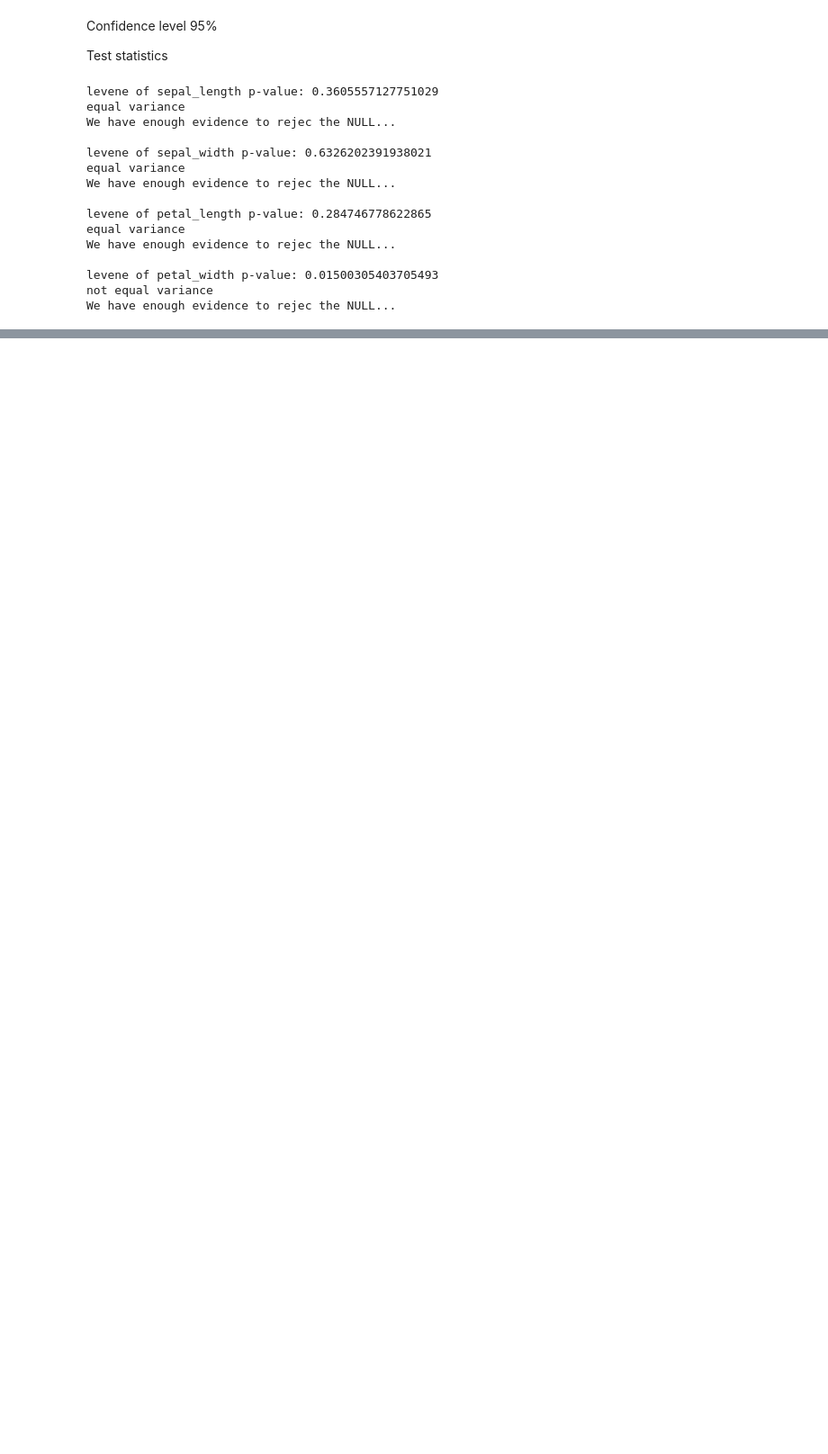
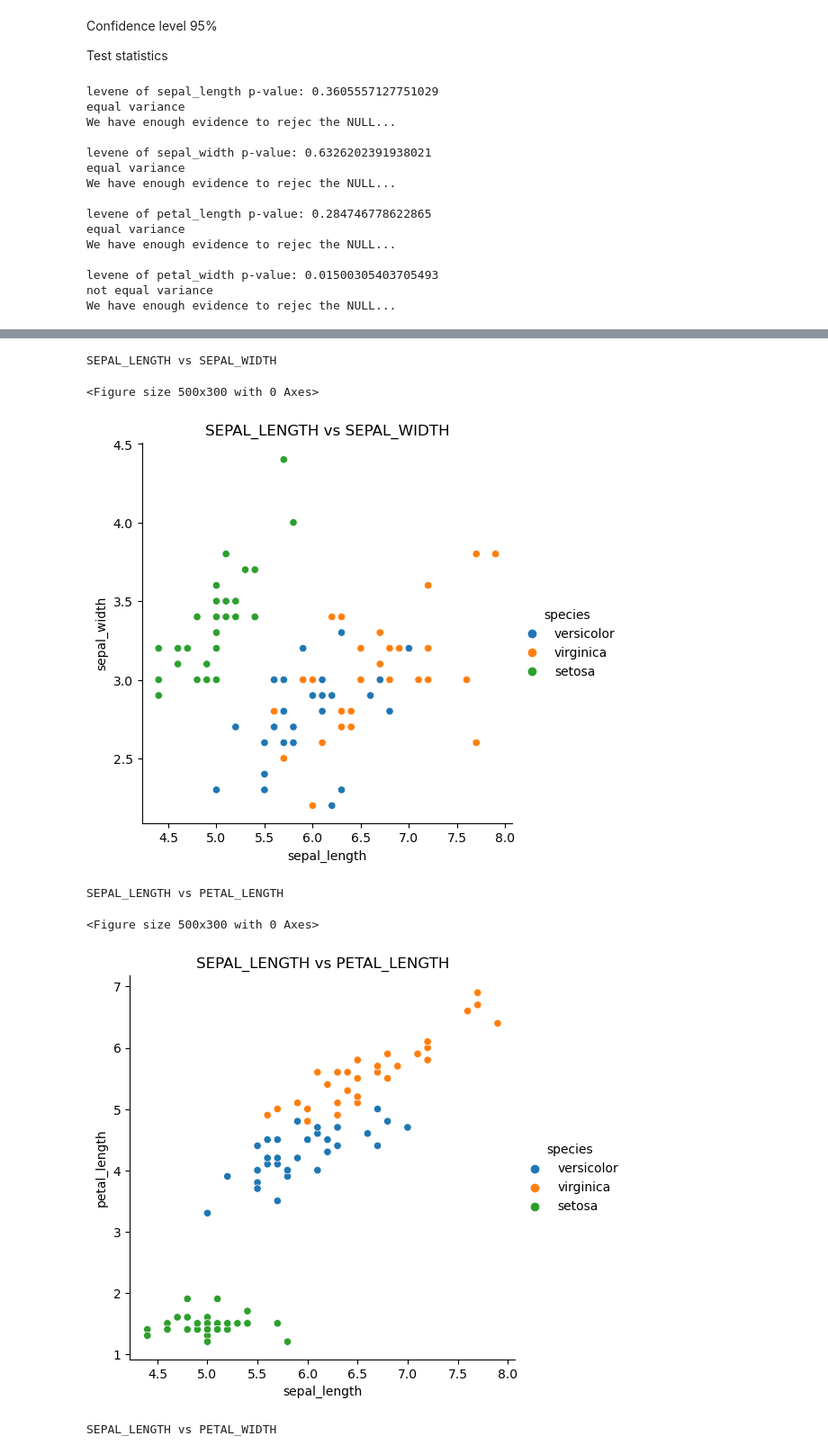
Before and after one commit to MigashaneVictoire/classification-exercises, a Jupyter notebook: classification_exercises.ipynb, the cells around one changed output, grey strips where cells are left out. Shown at 90% size. Saved outputs shown, nothing was run; the diff lists cells and outputs as text; code cells hidden in the pictures; blank space fills up the shorter version.

Commit message:
add miltivariable and update multivariate function in explore

```diff
--- a/classification_exercises.ipynb
+++ b/classification_exercises.ipynb
@@ -2046,0 +2040,33 @@ We have enough evidence to rejec the NULL...
+# %%
+# Visualize two numeric variables of the species. Hint: sns.relplot with hue or col
+
+def iris_multivariate_explore():
+
+    # get training data
+    iris = prepare.prep_iris()
+    train, validate, test = prepare.split_data_(df=iris, stratify_col="species", random_state=95)
+
+    # get combination of all columns paired with one other column
+    columns = train.columns[1:-3]
+    target = "species"
+    combinations = itertools.combinations(columns, 2)
+    # Visuals
+    for col in combinations:
+        # descriptive statistics
+        print(col[0].upper(), "vs", col[1].upper())
+
+        # first figure
+        plt.figure(figsize=(5,3))
+        sns.relplot(x=train[col[0]], y=train[col[1]], hue=train[target])
+        plt.title(f"{col[0].upper()} vs {col[1].upper()}")
+        plt.show()
+# %%
+iris_multivariate_explore()
+# %% [output]
+SEPAL_LENGTH vs SEPAL_WIDTH
+<Figure size 500x300 with 0 Axes>
+[figure, added]
+SEPAL_LENGTH vs PETAL_LENGTH
+<Figure size 500x300 with 0 Axes>
+[figure, added]
+SEPAL_LENGTH vs PETAL_WIDTH
```
Also changed, not shown: parts of 12 cells of this notebook, 1 other file.
